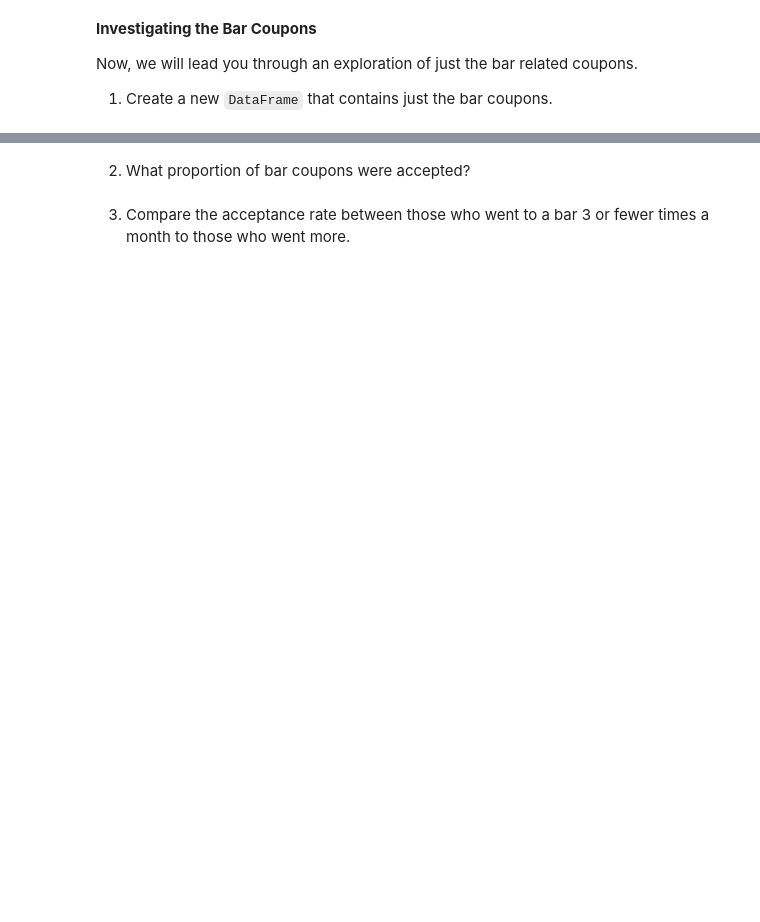
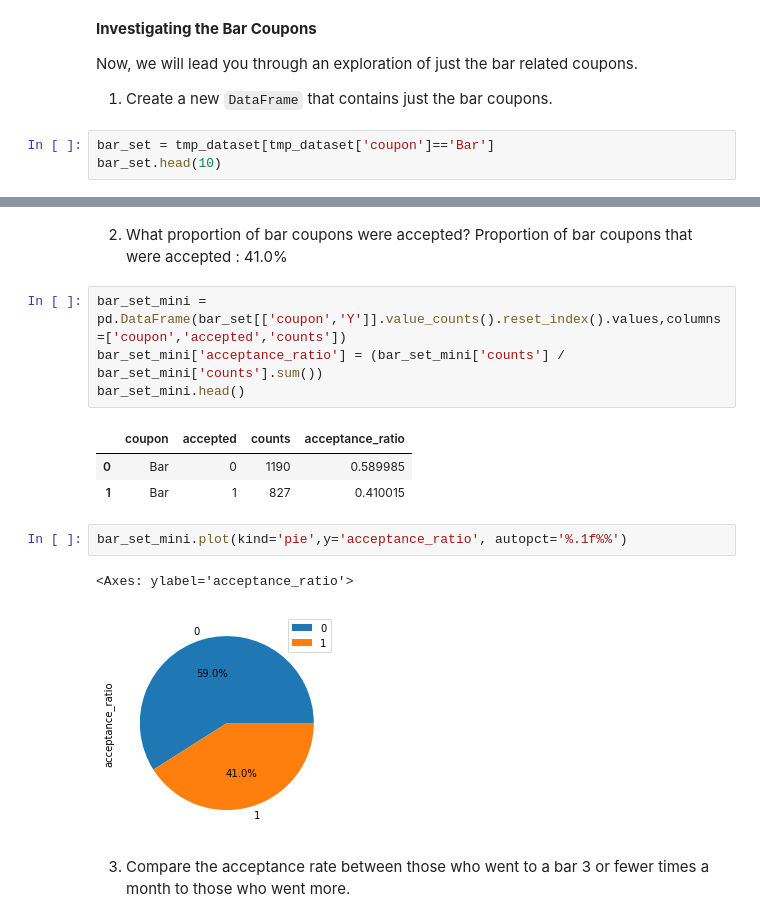
Before and after one commit to spiderweb2828/AIML-Assignment1, a Jupyter notebook: prompt.ipynb, the cells around one changed output, grey strips where cells are left out. Saved outputs shown, nothing was run; the diff lists cells and outputs as text; blank space fills up the shorter version.

```diff
--- a/prompt.ipynb
+++ b/prompt.ipynb
@@ -315,3 +277,6 @@ sns.countplot(x='coupon', data=tmp_dataset, hue='weather')
 Now, we will lead you through an exploration of just the bar related coupons.
 
 1. Create a new `DataFrame` that contains just the bar coupons.
+# %%
+bar_set = tmp_dataset[tmp_dataset['coupon']=='Bar']
+bar_set.head(10)
@@ -318,4 +296,18 @@ Now, we will lead you through an exploration of just the bar related coupons.
 # %% [markdown]
 2. What proportion of bar coupons were accepted?
+    Proportion of bar coupons that were accepted : 41.0%
+# %%
+bar_set_mini = pd.DataFrame(bar_set[['coupon','Y']].value_counts().reset_index().values,columns=['coupon','accepted','counts'])
+bar_set_mini['acceptance_ratio'] = (bar_set_mini['counts'] / bar_set_mini['counts'].sum())
+bar_set_mini.head()
+# %% [output]
+|  | coupon | accepted | counts | acceptance_ratio |
+| 0 | Bar | 0 | 1190 | 0.589985 |
+| 1 | Bar | 1 | 827 | 0.410015 |
+# %%
+bar_set_mini.plot(kind='pie',y='acceptance_ratio', autopct='%.1f%%')
+# %% [output]
+<Axes: ylabel='acceptance_ratio'>
+[figure, added]
 # %% [markdown]
 3. Compare the acceptance rate between those who went to a bar 3 or fewer times a month to those who went more.
```
Also changed, not shown: parts of 13 cells of this notebook.
